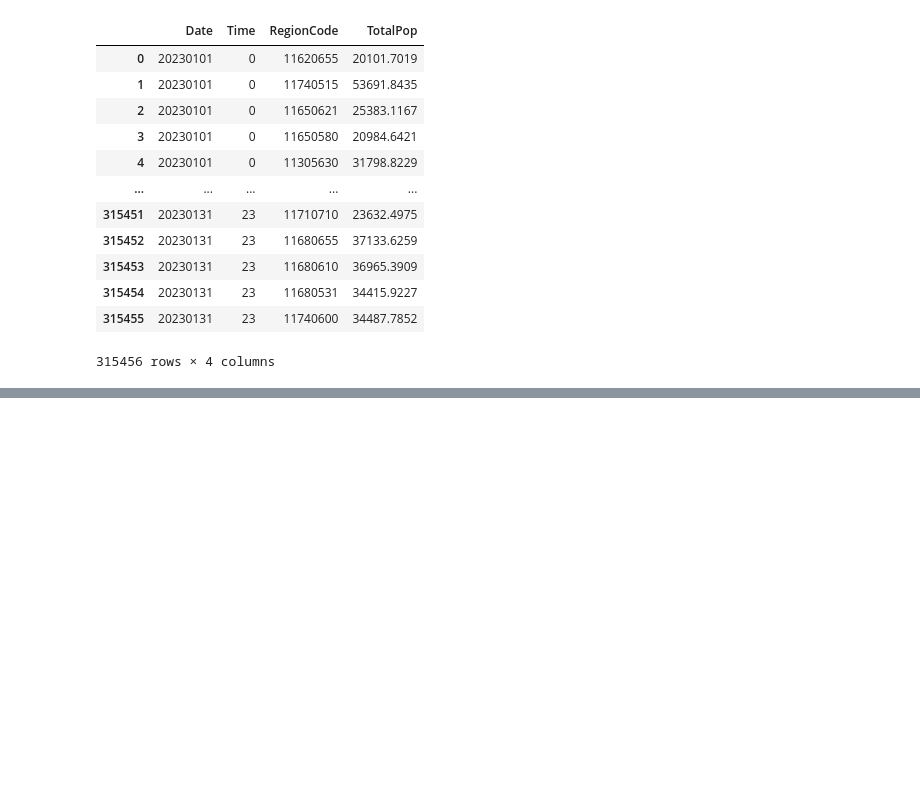
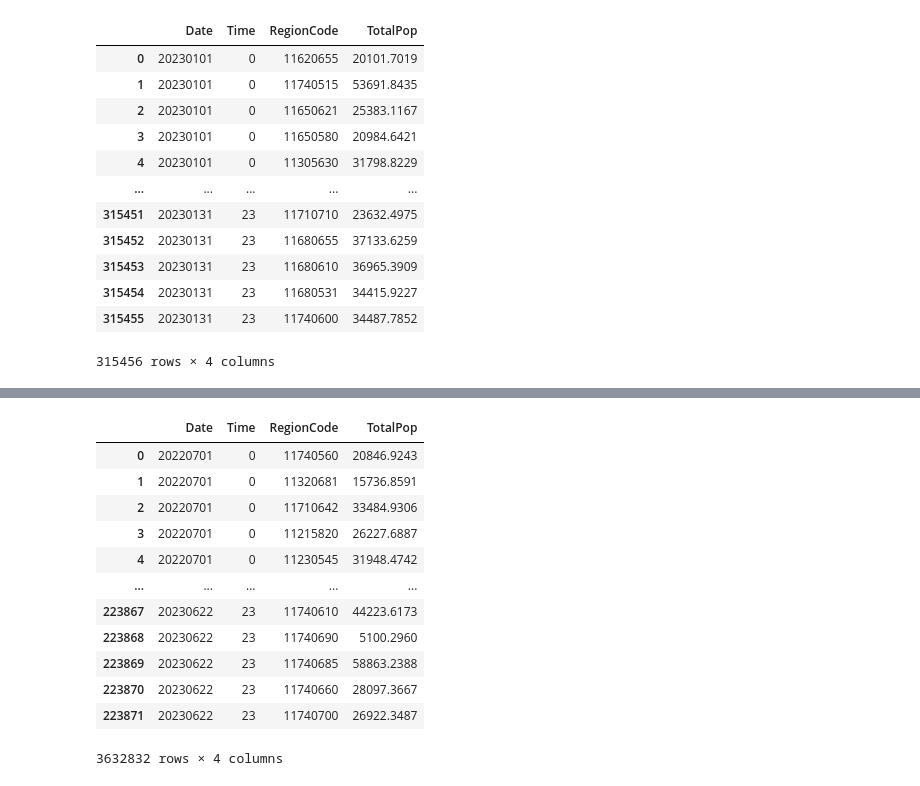
Before and after one commit to ICE-COMMA/Probono-AI, a Jupyter notebook: population.ipynb, the cells around one changed output, grey strips where cells are left out. Drawn from its saved outputs; the diff is of its cells as text; code cells hidden in the pictures; blank space fills up the shorter version.

```diff
--- a/population.ipynb
+++ b/population.ipynb
@@ -859,0 +916,17 @@ info_s_2301
+# %%
+info_total = pd.concat([info_s_2207, info_s_2208, info_s_2209, info_s_2210, info_s_2211, info_s_2212, info_s_2301, info_s_2302, info_s_2303, info_s_2304, info_s_2305, info_s_2306])
+# info_total
+# %% [output]
+|  | Date | Time | RegionCode | TotalPop |
+| 0 | 20220701 | 0 | 11740560 | 20846.9243 |
+| 1 | 20220701 | 0 | 11320681 | 15736.8591 |
+| 2 | 20220701 | 0 | 11710642 | 33484.9306 |
+| 3 | 20220701 | 0 | 11215820 | 26227.6887 |
+| 4 | 20220701 | 0 | 11230545 | 31948.4742 |
+| ... | ... | ... | ... | ... |
+| 223867 | 20230622 | 23 | 11740610 | 44223.6173 |
+| 223868 | 20230622 | 23 | 11740690 | 5100.2960 |
+| 223869 | 20230622 | 23 | 11740685 | 58863.2388 |
+| 223870 | 20230622 | 23 | 11740660 | 28097.3667 |
+| 223871 | 20230622 | 23 | 11740700 | 26922.3487 |
+3632832 rows × 4 columns
```
Also changed, not shown: parts of 10 cells of this notebook.
